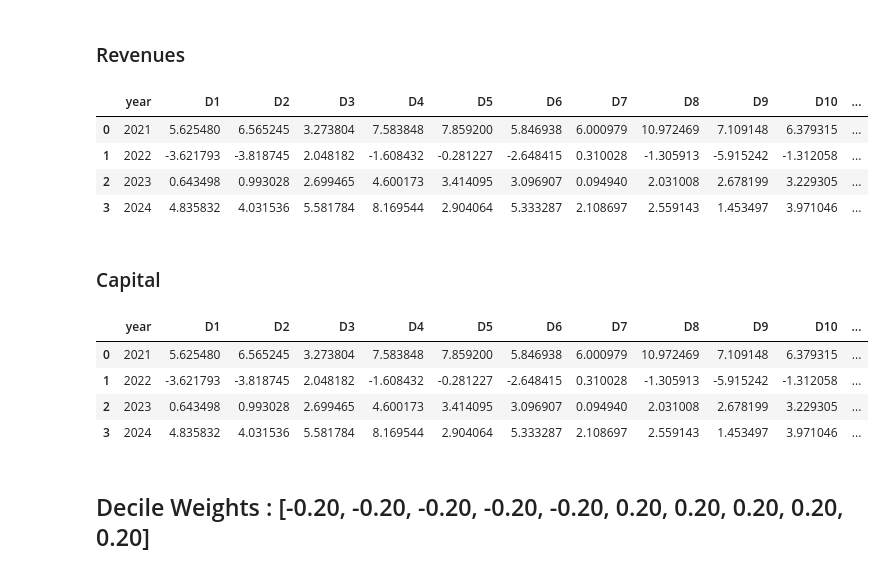
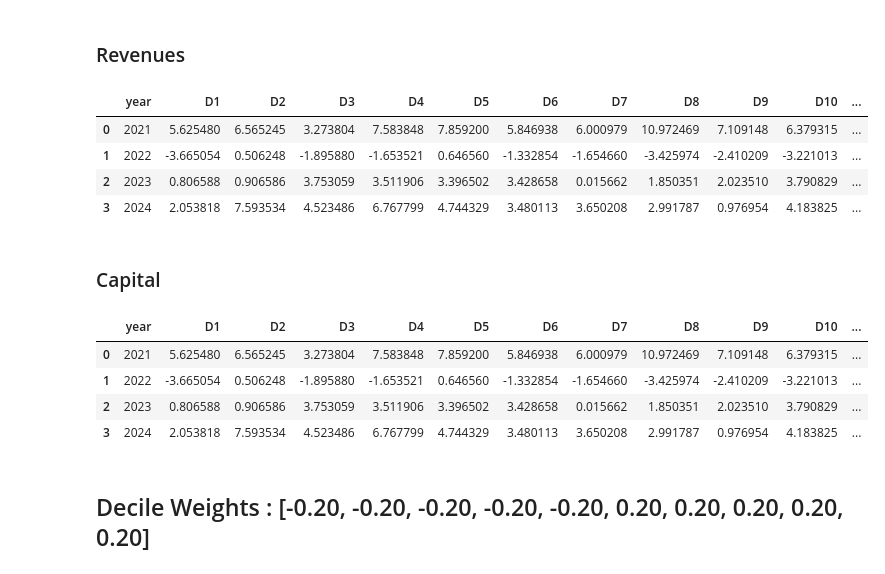
Before and after one commit to DominicPrenovost/AutoML-Practice, a Jupyter notebook: Target Cash From Operations.ipynb, the cells around one changed output. Cells and saved outputs as stored; diff of their text form; code cells hidden in the pictures.

```diff
--- a/Target Cash From Operations.ipynb
+++ b/Target Cash From Operations.ipynb
@@ -283,13 +283,13 @@ print(DF_10Y_Assets.shape)
 max_date = DF_Revenues['date'].max()
 
 # Date de coupure (5 ans avant)
-cutoff_date = max_date - pd.DateOffset(years=10)
+cutoff_date = max_date - pd.DateOffset(years=15)
 
 # Filtrer pour ne garder que les 5 dernières années
-DF_10Y_Revenues = DF_Revenues[DF_Revenues['date'] >= cutoff_date].copy()
+DF_15Y_Revenues = DF_Revenues[DF_Revenues['date'] >= cutoff_date].copy()
 
-print(DF_10Y_Revenues['date'].min(), DF_10Y_Revenues['date'].max())
-print(DF_10Y_Revenues.shape)
+print(DF_15Y_Revenues['date'].min(), DF_15Y_Revenues['date'].max())
+print(DF_15Y_Revenues.shape)
 # %% [output]
 2014-12-12 00:00:00 2024-12-12 00:00:00
 (15514, 195)
@@ -455,7 +455,7 @@ AutoML best model: Ensemble
 ### 10Y Revenues
 # %%
 predictions_df_revenues = pipeline_rolling_windows(
-    data=DF_10Y_Revenues,
+    data=DF_15Y_Revenues,
     date_col="date",
     target_col="binary_target_cash_operations",
     train_years=5,
@@ -465,7 +465,7 @@ predictions_df_revenues = pipeline_rolling_windows(
     buffer_months=1
 )
 
-predictions_df_revenues.to_csv("df10Y_CashFromOps_Pred_revenues.csv", index=False)
+predictions_df_revenues.to_csv("df15Y_CashFromOps_Pred_revenues.csv", index=False)
 # %% [output]
 Fenêtre 2014-2022 : entraînement de AutoML...
 AutoML directory: AutoML_2014-2022_Revenue_CFO
@@ -935,21 +935,21 @@ df_deciles_assets.head()
 # %%
 df_deciles_revenues = compute_decile_returns(
     predictions_df=predictions_df_revenues,
     df_canada=df_canada,
     proba_col='prob_up',
     return_col='return_1q',
     aggregator='mean',
     decile_weights=[-0.25, -0.25, -0.25, -0.25, 0, 0, 0.25, 0.25, 0.25, 0.25],
-    csv_path='DF10Y_CashFromOps_decile_returns_revenues.csv'
+    csv_path='DF15Y_CashFromOps_decile_returns_revenues.csv'
 )
 
 df_deciles_revenues.head()
 # %% [output]
 |  | year | D1 | D2 | D3 | D4 | D5 | D6 | D7 | D8 | D9 | D10 | ... |
 | 0 | 2021 | 5.625480 | 6.565245 | 3.273804 | 7.583848 | 7.859200 | 5.846938 | 6.000979 | 10.972469 | 7.109148 | 6.379315 | ... |
-| 1 | 2022 | -3.621793 | -3.818745 | 2.048182 | -1.608432 | -0.281227 | -2.648415 | 0.310028 | -1.305913 | -5.915242 | -1.312058 | ... |
-| 2 | 2023 | 0.643498 | 0.993028 | 2.699465 | 4.600173 | 3.414095 | 3.096907 | 0.094940 | 2.031008 | 2.678199 | 3.229305 | ... |
-| 3 | 2024 | 4.835832 | 4.031536 | 5.581784 | 8.169544 | 2.904064 | 5.333287 | 2.108697 | 2.559143 | 1.453497 | 3.971046 | ... |
+| 1 | 2022 | -3.665054 | 0.506248 | -1.895880 | -1.653521 | 0.646560 | -1.332854 | -1.654660 | -3.425974 | -2.410209 | -3.221013 | ... |
+| 2 | 2023 | 0.806588 | 0.906586 | 3.753059 | 3.511906 | 3.396502 | 3.428658 | 0.015662 | 1.850351 | 2.023510 | 3.790829 | ... |
+| 3 | 2024 | 2.053818 | 7.593534 | 4.523486 | 6.767799 | 4.744329 | 3.480113 | 3.650208 | 2.991787 | 0.976954 | 4.183825 | ... |
 # %% [markdown]
 ### Capital
 # %%
@@ -960,16 +960,16 @@ df_deciles_capital = compute_decile_returns(
     return_col='return_1q',
     aggregator='mean',
     decile_weights=[-0.25, -0.25, -0.25, -0.25, 0, 0, 0.25, 0.25, 0.25, 0.25],
-    csv_path='DF10Y_CashFromOps_decile_returns_capital.csv'
+    csv_path='DF15Y_CashFromOps_decile_returns_capital.csv'
 )
 
 df_deciles_revenues.head()
 # %% [output]
 |  | year | D1 | D2 | D3 | D4 | D5 | D6 | D7 | D8 | D9 | D10 | ... |
 | 0 | 2021 | 5.625480 | 6.565245 | 3.273804 | 7.583848 | 7.859200 | 5.846938 | 6.000979 | 10.972469 | 7.109148 | 6.379315 | ... |
-| 1 | 2022 | -3.621793 | -3.818745 | 2.048182 | -1.608432 | -0.281227 | -2.648415 | 0.310028 | -1.305913 | -5.915242 | -1.312058 | ... |
-| 2 | 2023 | 0.643498 | 0.993028 | 2.699465 | 4.600173 | 3.414095 | 3.096907 | 0.094940 | 2.031008 | 2.678199 | 3.229305 | ... |
-| 3 | 2024 | 4.835832 | 4.031536 | 5.581784 | 8.169544 | 2.904064 | 5.333287 | 2.108697 | 2.559143 | 1.453497 | 3.971046 | ... |
+| 1 | 2022 | -3.665054 | 0.506248 | -1.895880 | -1.653521 | 0.646560 | -1.332854 | -1.654660 | -3.425974 | -2.410209 | -3.221013 | ... |
+| 2 | 2023 | 0.806588 | 0.906586 | 3.753059 | 3.511906 | 3.396502 | 3.428658 | 0.015662 | 1.850351 | 2.023510 | 3.790829 | ... |
+| 3 | 2024 | 2.053818 | 7.593534 | 4.523486 | 6.767799 | 4.744329 | 3.480113 | 3.650208 | 2.991787 | 0.976954 | 4.183825 | ... |
 # %% [markdown]
 ## Decile Weights : [-0.20, -0.20, -0.20, -0.20, -0.20, 0.20, 0.20, 0.20, 0.20, 0.20]
 # %% [markdown]
```
Also changed, not shown: parts of 5 cells of this notebook.
